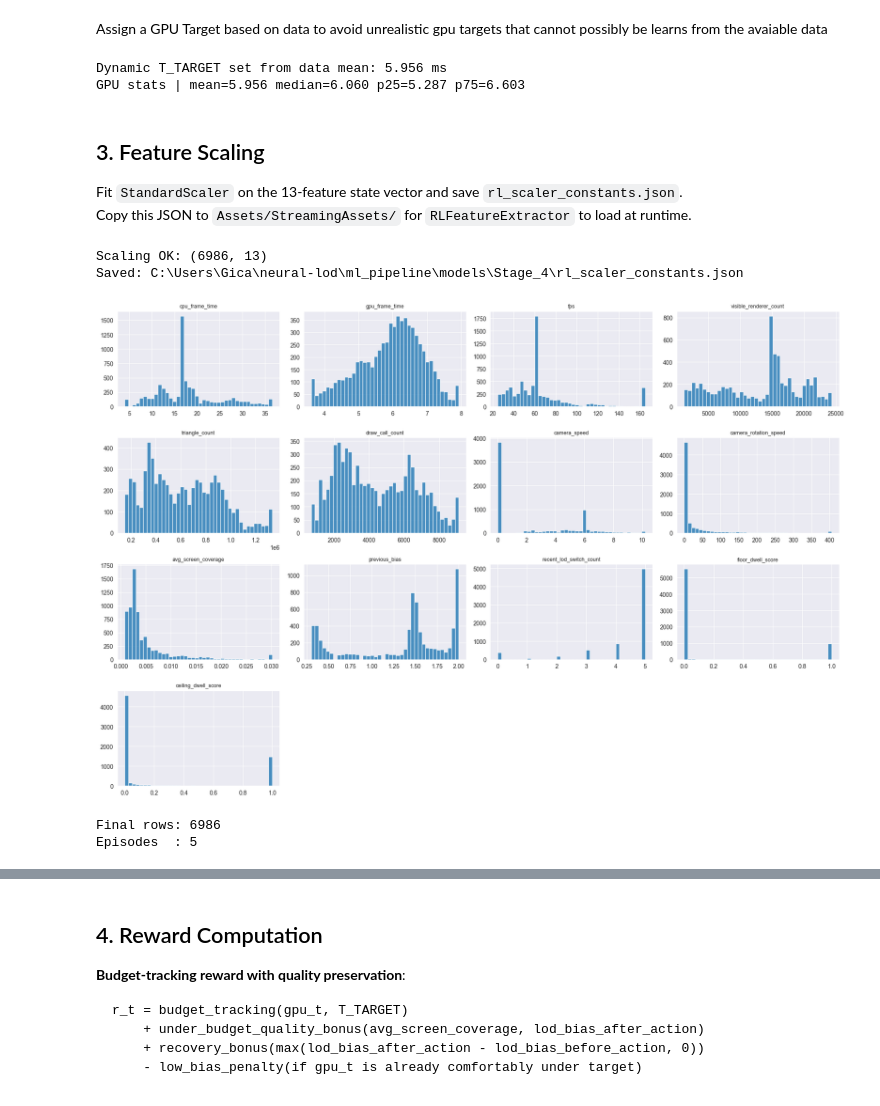
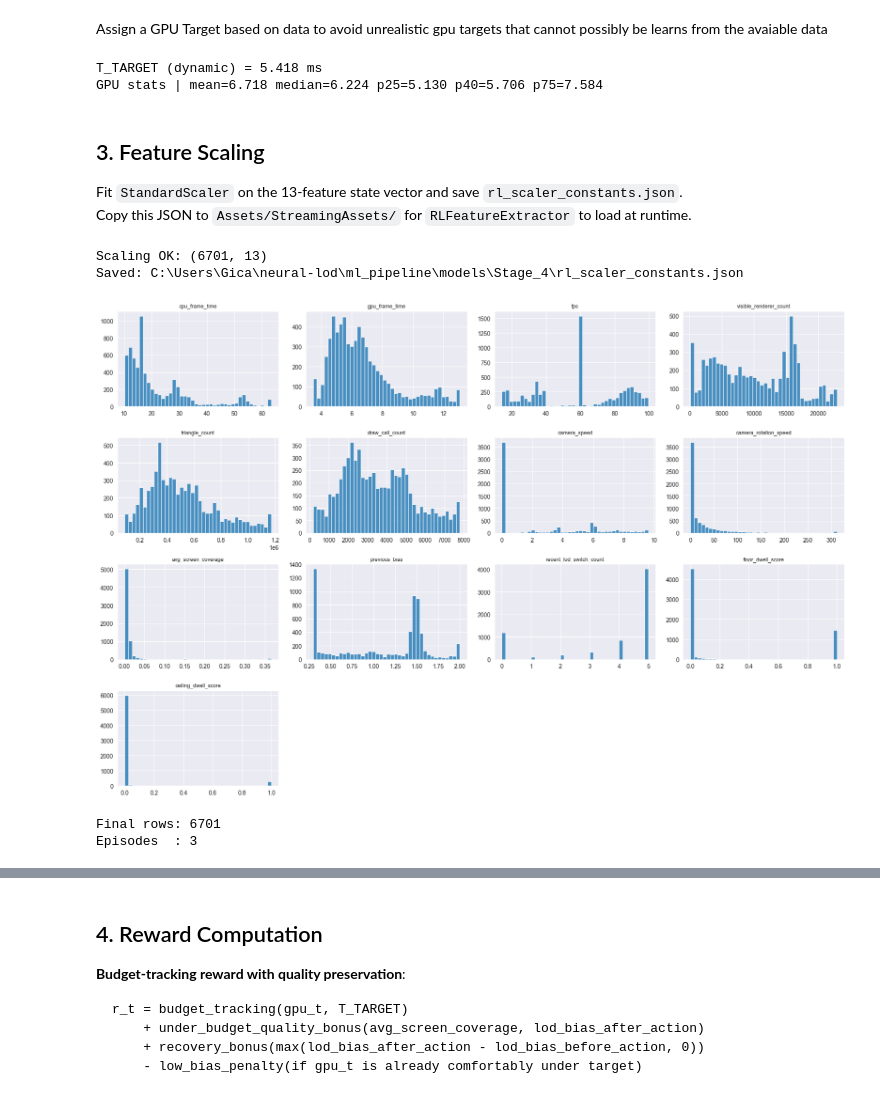
Before and after one commit to Silent0Wings/neural-lod, a Jupyter notebook: ml_pipeline/training/Stage_4/train_rl_policy_stage4.ipynb, the cells around one changed output, grey strips where cells are left out. Drawn from its saved outputs; the diff is of its cells as text; code cells hidden in the pictures.

Commit message:
redesigned stage 4
now it does work , training wise , eval unverfified

```diff
--- a/ml_pipeline/training/Stage_4/train_rl_policy_stage4.ipynb
+++ b/ml_pipeline/training/Stage_4/train_rl_policy_stage4.ipynb
@@ -448,21 +448,23 @@ Episode summary (5 episodes):
 # %% [markdown]
 Assign a GPU Target based on data to avoid unrealistic gpu targets that cannot possibly be learns from the avaiable data
-# %%
-# Set T_TARGET dynamically from the available rollout data.
-# Recommended: run this after df_clean is created and before training starts.
-
-gpu_series = df_clean['gpu_frame_time'].dropna().astype('float32')
-if gpu_series.empty:
-    raise ValueError('Cannot derive T_TARGET dynamically: gpu_frame_time has no valid rows.')
-
-T_TARGET = float(gpu_series.mean())
-
-print(f'Dynamic T_TARGET set from data mean: {T_TARGET:.3f} ms')
-print(f'GPU stats | mean={gpu_series.mean():.3f} median={gpu_series.median():.3f} '
-      f'p25={gpu_series.quantile(0.25):.3f} p75={gpu_series.quantile(0.75):.3f}')
-# %% [output]
-Dynamic T_TARGET set from data mean: 5.956 ms
-GPU stats | mean=5.956 median=6.060 p25=5.287 p75=6.603
+# %%
+gpu_series = df_clean['gpu_frame_time'].dropna().astype('float32')
+
+if gpu_series.empty:
+    raise ValueError('gpu_frame_time has no valid rows')
+
+p25 = gpu_series.quantile(0.25)
+p40 = gpu_series.quantile(0.40)
+
+T_TARGET = float(0.5 * (p25 + p40))  # midpoint
+
+print(f'T_TARGET (dynamic) = {T_TARGET:.3f} ms')
+print(f'GPU stats | mean={gpu_series.mean():.3f} '
+      f'median={gpu_series.median():.3f} '
+      f'p25={p25:.3f} p40={p40:.3f} p75={gpu_series.quantile(0.75):.3f}')
+# %% [output]
+T_TARGET (dynamic) = 5.418 ms
+GPU stats | mean=6.718 median=6.224 p25=5.130 p40=5.706 p75=7.584
 # %% [markdown]
 ## 3. Feature Scaling
 Fit `StandardScaler` on the 13-feature state vector and save `rl_scaler_constants.json`.
@@ -488,40 +490,68 @@ if zero_scale:
 scaler_data = {
     'feature_names': FEATURE_COLS,
     'mean': scaler.mean_.tolist(),
-    'scale': scaler.scale_.tolist()
+    'scale': scaler.scale_.tolist(),
+    't_target_ms': float(T_TARGET),
+    # Training hyperparameters
+    'action_head_scale': ACTION_HEAD_SCALE,
+    'max_action_delta': ACTION_HEAD_SCALE,  # Must match Unity maxActionDelta
+    'dead_zone': 0.02,
+    'dwell_frames': 5,
+    'bias_min': 0.30,
+    'bias_max': 2.00,
+    'inference_interval': 2,
+    # Training configuration (for audit/reference)
+    'pg_coef': float(PG_COEF),
+    'bc_coef_start': BC_COEF_START,
+    'bc_coef_end': BC_COEF_END,
+    # Loss function hyperparameters (exported for C# debugging and validation)
+    'gpu_target_ms_base': T_TARGET,
+    'gpu_target_ms_min': 4.0,
+    'gpu_target_ms_max': 6.5,
+    'scene_complexity_scale': 0.8,
+    'scene_complexity_normalization': 50.0,
+    'mode_headroom_margin_ms': 0.5,
+    'mode_headroom_fps_floor': 48,
+    'mode_budget_fps_floor': 45,
+    'exploration_upward_weight': 0.4,
+    'recovery_downward_weight': 0.6,
+    'thrash_penalty_weight': 0.1,
+    'nominal_action_regularization': 0.08,
+    'exploration_action_regularization': 0.05,
+    'recovery_action_regularization': 0.1,
 }
 
 scaler_path = MODEL_DIR / 'rl_scaler_constants.json'
 with open(scaler_path, 'w', encoding='utf-8') as f:
     json.dump(scaler_data, f, indent=2)
 
 print('Scaling OK:', X_scaled.shape)
 print('Saved:', scaler_path)
 
 fig, axes = plt.subplots(4, 4, figsize=(18, 12))
 axes = axes.flatten()
 
 for i, col in enumerate(FEATURE_COLS):
     col_data = df_clean[col]
     clipped = col_data.clip(
         lower=col_data.quantile(0.01),
         upper=col_data.quantile(0.99)
     )
     axes[i].hist(clipped, bins=40, alpha=0.8)
     axes[i].set_title(col, fontsize=9)
 
 for j in range(len(FEATURE_COLS), len(axes)):
     axes[j].set_visible(False)
 
 plt.tight_layout()
 plt.savefig(PLOTS_DIR / 'feature_distributions.png', dpi=150)
 plt.show()
 
 print('Final rows:', len(df_clean))
 print('Episodes  :', df_clean['episode'].nunique())
 # %% [output]
-Scaling OK: (6986, 13)
+Scaling OK: (6701, 13)
 Saved: C:\Users\Gica\neural-lod\ml_pipeline\models\Stage_4\rl_scaler_constants.json
-[figure, old version]
+[figure, new version]
-Final rows: 6986
-Episodes  : 5
+Final rows: 6701
+Episodes  : 3
```
Also changed, not shown: parts of 15 cells of this notebook, 37 other files.
